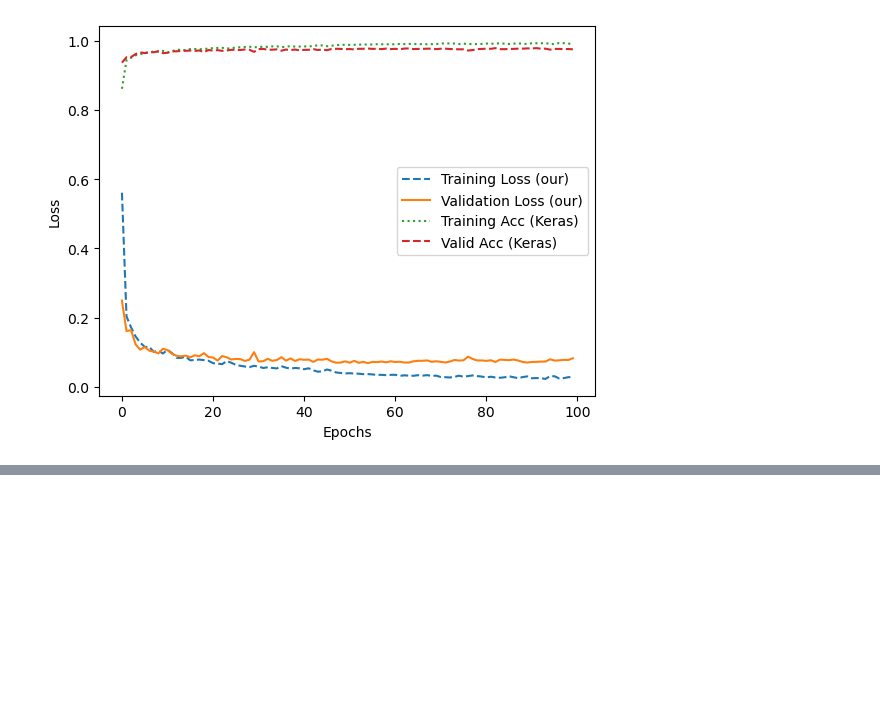
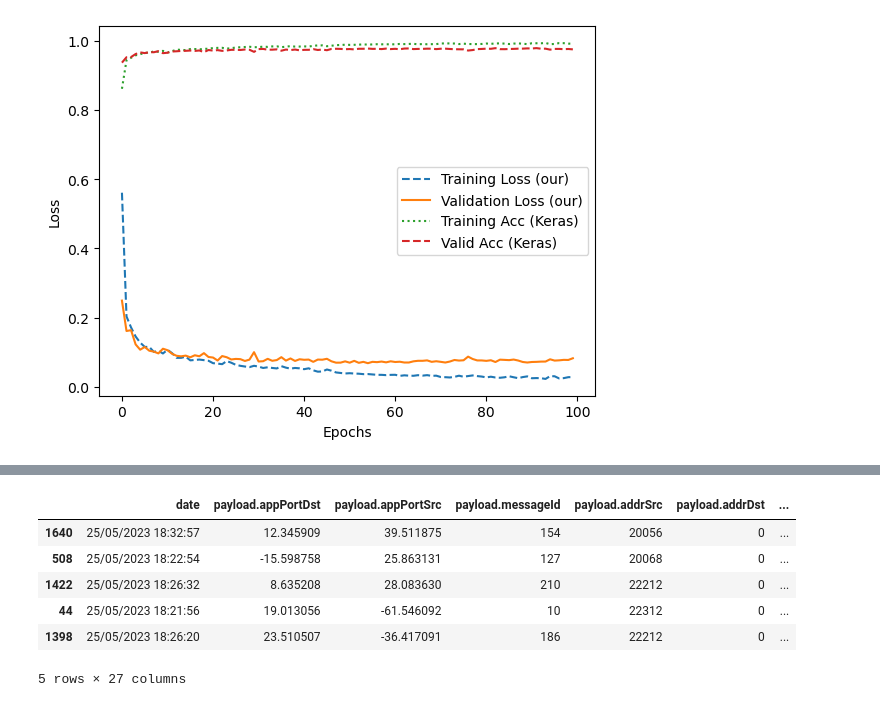
Before and after one commit to SoufianeAatab/TFG-Federated-Learning, a Jupyter notebook: fl_server.ipynb, the cells around one changed output, grey strips where cells are left out. Saved outputs shown, nothing was run; the diff lists cells and outputs as text; code cells hidden in the pictures; blank space fills up the shorter version.

```diff
--- a/fl_server.ipynb
+++ b/fl_server.ipynb
@@ -1098,0 +1345,14 @@ Text(0, 0.5, 'Loss')
+# %%
+import pandas as pd
+import json
+
+# Read the JSON file
+with open("datasets_2/stateMonitors.json", "r") as file:
+    data = json.load(file)
+
+# Normalize the JSON data
+df = pd.json_normalize(data, max_level=20)
+df['anomaly'] = 0
+# Display the first few rows of the DataFrame
+df.head()
+df.info()
@@ -1098,0 +1377,33 @@ Text(0, 0.5, 'Loss')
+# %%
+# Specify the size of the random subset
+subset_size = 200  # Replace with the desired subset size
+
+# Get a random subset of the DataFrame
+random_subset = df.sample(n=subset_size, random_state=42)  # Replace '42' with your desired random seed
+# %%
+# Random perturbations
+random_subset['payload.appPortDst'] += np.random.normal(loc=0, scale=30, size=len(random_subset))
+random_subset['payload.appPortSrc'] += np.random.normal(loc=0, scale=30, size=len(random_subset))
+random_subset['payload.messageSize'] += np.random.normal(loc=0, scale=500, size=len(random_subset))
+
+# Inconsistent values
+random_subset['payload.state.QR'] += np.random.randint(2,10)
+random_subset['payload.state.QS'] += np.random.randint(2,10)
+random_subset['payload.state.QRU'] += np.random.randint(2,10)
+
+# Unexpected combinations
+random_subset['payload.state.Type'] += np.random.randint(10, 20)
+random_subset['payload.state.FMA'] += np.random.randint(100, 200)
+random_subset['payload.state.RT'] += np.random.randint(500, 1000)
+
+random_subset['anomaly'] = 1
+# %%
+random_subset.head()
+# %% [output]
+|  | date | payload.appPortDst | payload.appPortSrc | payload.messageId | payload.addrSrc | payload.addrDst | ... |
+| 1640 | 25/05/2023 18:32:57 | 12.345909 | 39.511875 | 154 | 20056 | 0 | ... |
+| 508 | 25/05/2023 18:22:54 | -15.598758 | 25.863131 | 127 | 20068 | 0 | ... |
+| 1422 | 25/05/2023 18:26:32 | 8.635208 | 28.083630 | 210 | 22212 | 0 | ... |
+| 44 | 25/05/2023 18:21:56 | 19.013056 | -61.546092 | 10 | 22312 | 0 | ... |
+| 1398 | 25/05/2023 18:26:20 | 23.510507 | -36.417091 | 186 | 22212 | 0 | ... |
+5 rows × 27 columns
```
Also changed, not shown: parts of 27 cells of this notebook, 2 other files.
